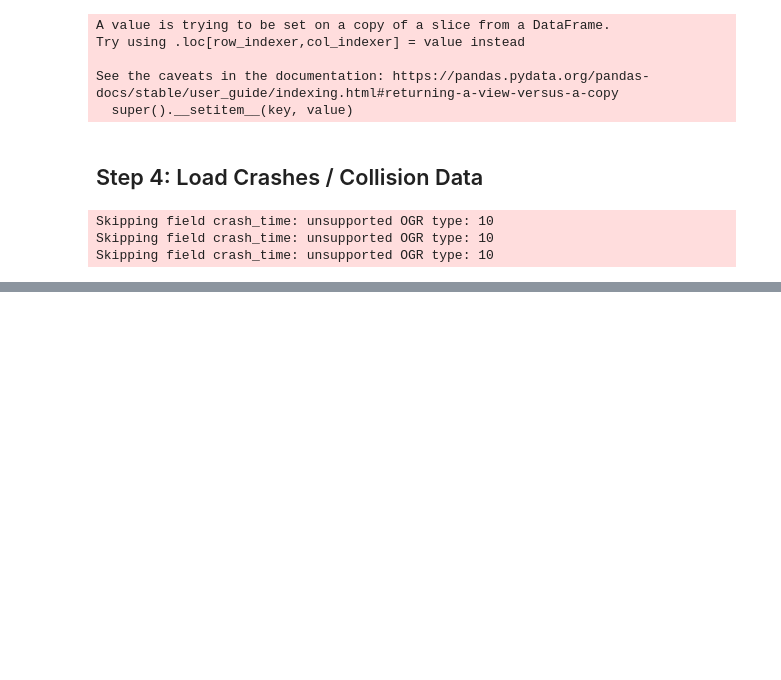
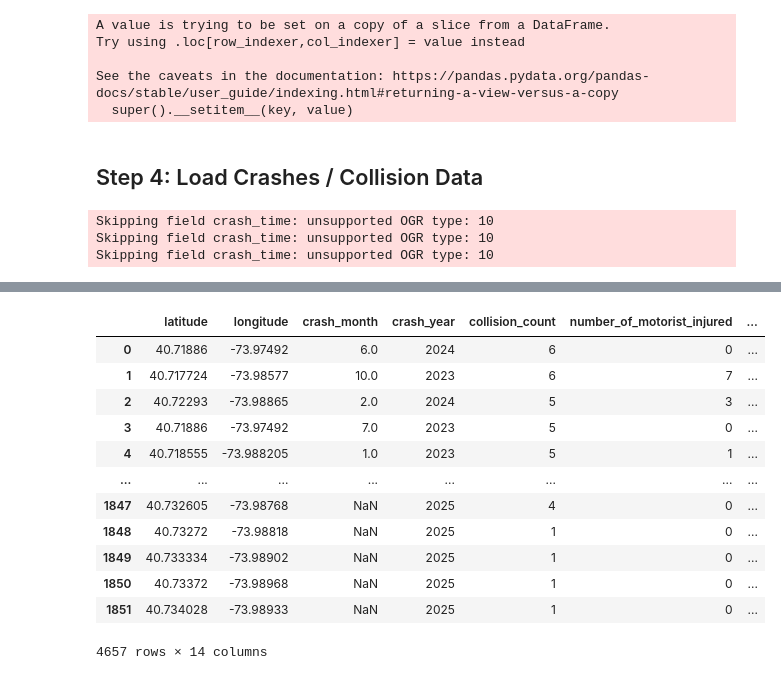
Before and after one commit to jennahgosciak/cb3-interactive, a Jupyter notebook: load_contextual_data.ipynb, the cells around one changed output, grey strips where cells are left out. Drawn from its saved outputs; the diff is of its cells as text; code cells hidden in the pictures; blank space fills up the shorter version.

Commit message:
add timescale to data

```diff
--- a/load_contextual_data.ipynb
+++ b/load_contextual_data.ipynb
@@ -246,0 +247,18 @@ df_crash_cb3_pts.head()
+# %%
+df_crash_cb3_pts['timescale'] = 'monthly'
+df_crash_cb3_pts = pd.concat([df_crash_cb3_pts, df_crash_cb3_pts.groupby(['crash_year', 'latitude', 'longitude'], as_index=False)[collision_cols + ['collision_count']].sum().assign(timescale='yearly')], axis=0)
+df_crash_cb3_pts
+# %% [output]
+|  | latitude | longitude | crash_month | crash_year | collision_count | number_of_motorist_injured | ... |
+| 0 | 40.71886 | -73.97492 | 6.0 | 2024 | 6 | 0 | ... |
+| 1 | 40.717724 | -73.98577 | 10.0 | 2023 | 6 | 7 | ... |
+| 2 | 40.72293 | -73.98865 | 2.0 | 2024 | 5 | 3 | ... |
+| 3 | 40.71886 | -73.97492 | 7.0 | 2023 | 5 | 0 | ... |
+| 4 | 40.718555 | -73.988205 | 1.0 | 2023 | 5 | 1 | ... |
+| ... | ... | ... | ... | ... | ... | ... | ... |
+| 1847 | 40.732605 | -73.98768 | NaN | 2025 | 4 | 0 | ... |
+| 1848 | 40.73272 | -73.98818 | NaN | 2025 | 1 | 0 | ... |
+| 1849 | 40.733334 | -73.98902 | NaN | 2025 | 1 | 0 | ... |
+| 1850 | 40.73372 | -73.98968 | NaN | 2025 | 1 | 0 | ... |
+| 1851 | 40.734028 | -73.98933 | NaN | 2025 | 1 | 0 | ... |
+4657 rows × 14 columns
```
Also changed, not shown: parts of 7 cells of this notebook, 3 other files.
